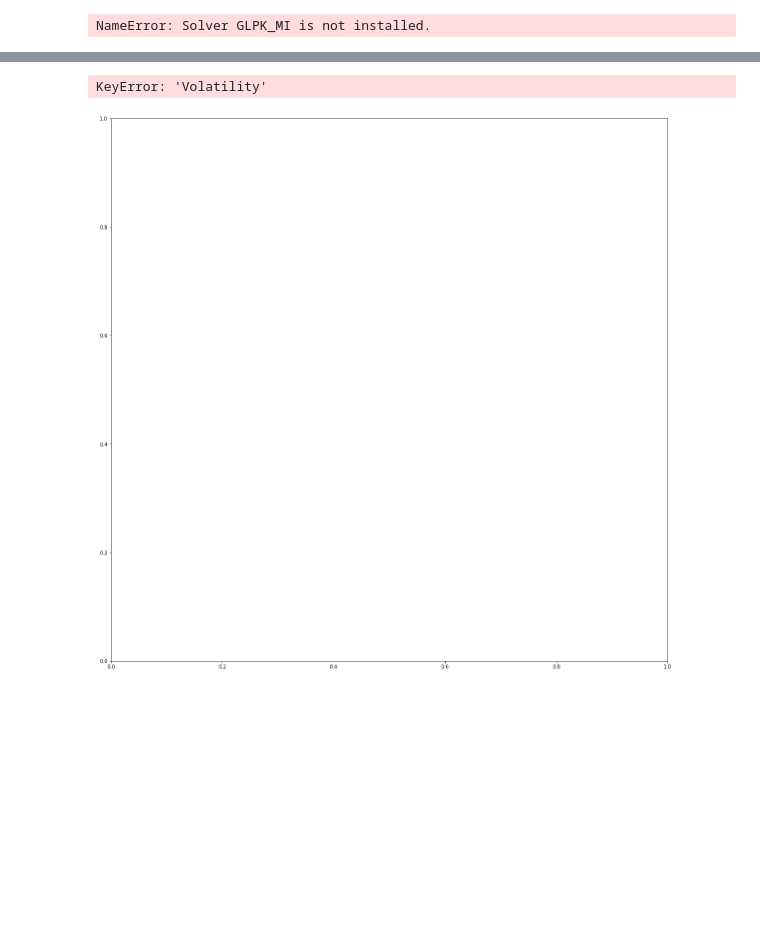
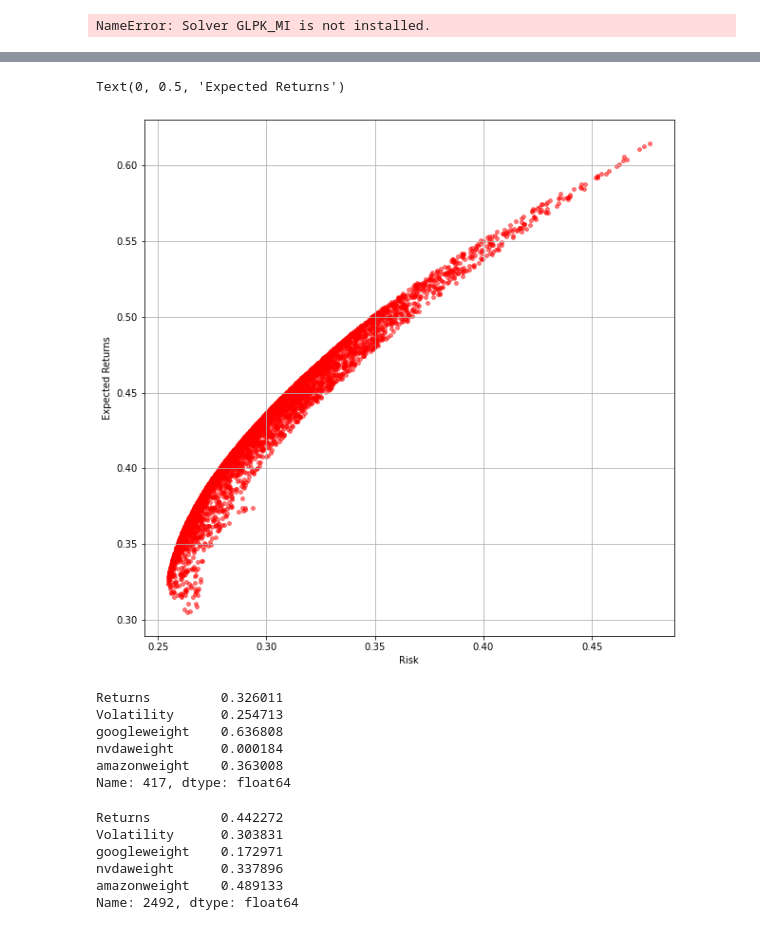
Before and after one commit to Aelrid/Project-Raw, a Jupyter notebook: eff_front.ipynb, the cells around one changed output, grey strips where cells are left out. Cells and saved outputs as stored; diff of their text form; code cells hidden in the pictures; blank space fills up the shorter version.

```diff
--- a/eff_front.ipynb
+++ b/eff_front.ipynb
@@ -142,7 +152,7 @@ port_returns=[]
 port_weights=[]
 port_vol=[]
 num_assets=len(shares.columns)
-num_port= 10000
+num_port= 5000
 shares.reset_index().set_index('Date')
 individual_return=shares.resample('Y').last().pct_change().mean()
 # %%
@@ -186,0 +179,9 @@ revised_portfolio.T.dropna()
+# %%
+revised_portfolio=pd.DataFrame(df)
+revised_portfolio.head()
+revised_portfolio.T.dropna()
+revised_portfolio=revised_portfolio.T.dropna()
+##revised_portfolio['Returns'] = [float(x) for x in revised_portfolio['Returns']]
+##revised_portfolio['Volatility'] = [float(x) for x in revised_portfolio['Volatility']]
+##revised_portfolio["Volatility"] = pd.to_numeric(revised_portfolio["Volatility"], downcast="float")
+revised_portfolio
@@ -187,7 +202,30 @@ revised_portfolio.T.dropna()
 # %%
-revised_portfolio.plot.scatter(x='Volatility',y='Returns', marker="o",colour="y",s=15,alpha=0.5,grid=True,figsize=[20,20])
+revised_portfolio.plot.scatter(x='Volatility',y='Returns',marker="o",c="red",s=15,alpha=0.5,grid=True,figsize=[10,10])
 plt.xlabel("Risk")
 plt.ylabel("Expected Returns")
 # %% [output]
-KeyError: 'Volatility'
+Text(0, 0.5, 'Expected Returns')
-[figure, old version]
+[figure, new version]
+# %%
+##Minimum Volatility Portfolio
+min_vol_port=revised_portfolio.iloc[revised_portfolio["Volatility"].idxmin()]
+min_vol_port
+# %% [output]
+Returns         0.326011
+Volatility      0.254713
+googleweight    0.636808
+nvdaweight      0.000184
+amazonweight    0.363008
+Name: 417, dtype: float64
+# %%
+## Optimal Risky Portfolio
+rf=0
+optimal_risky_Portfolio=revised_portfolio.iloc[((revised_portfolio['Returns']-rf)/revised_portfolio["Volatility"]).idxmax()]
+optimal_risky_Portfolio
+# %% [output]
+Returns         0.442272
+Volatility      0.303831
+googleweight    0.172971
+nvdaweight      0.337896
+amazonweight    0.489133
+Name: 2492, dtype: float64
```
Also changed, not shown: parts of 6 cells of this notebook.
